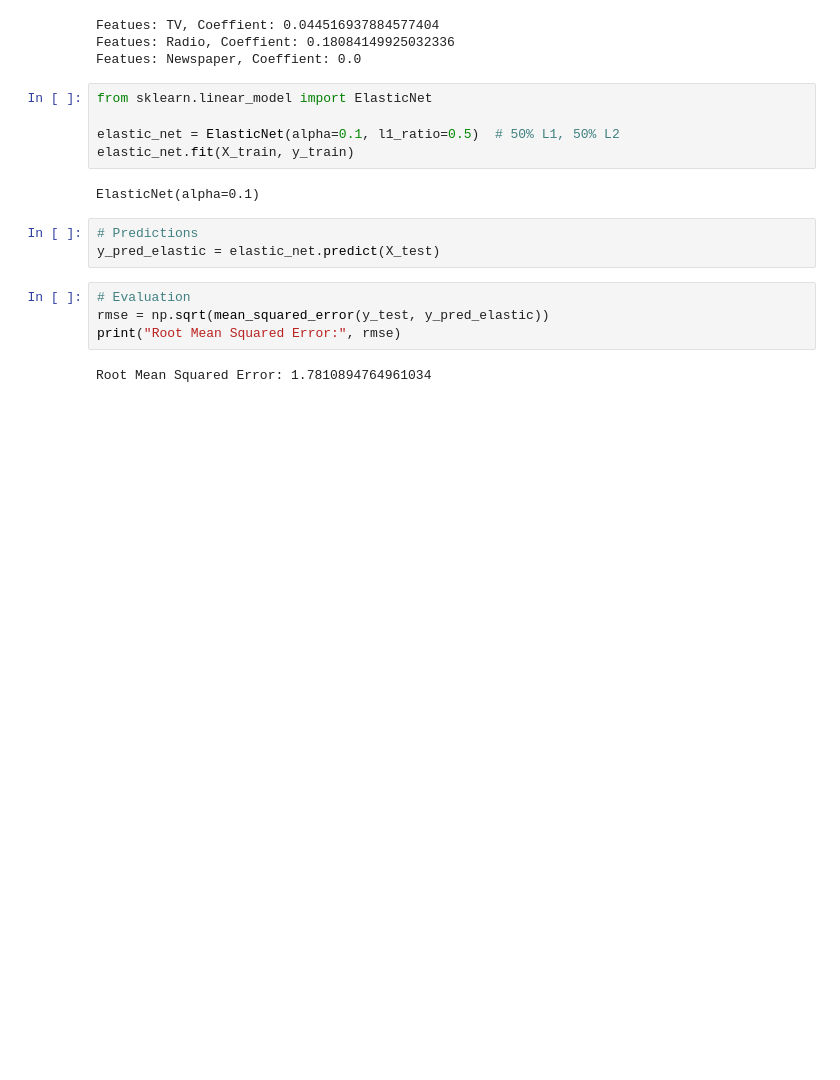
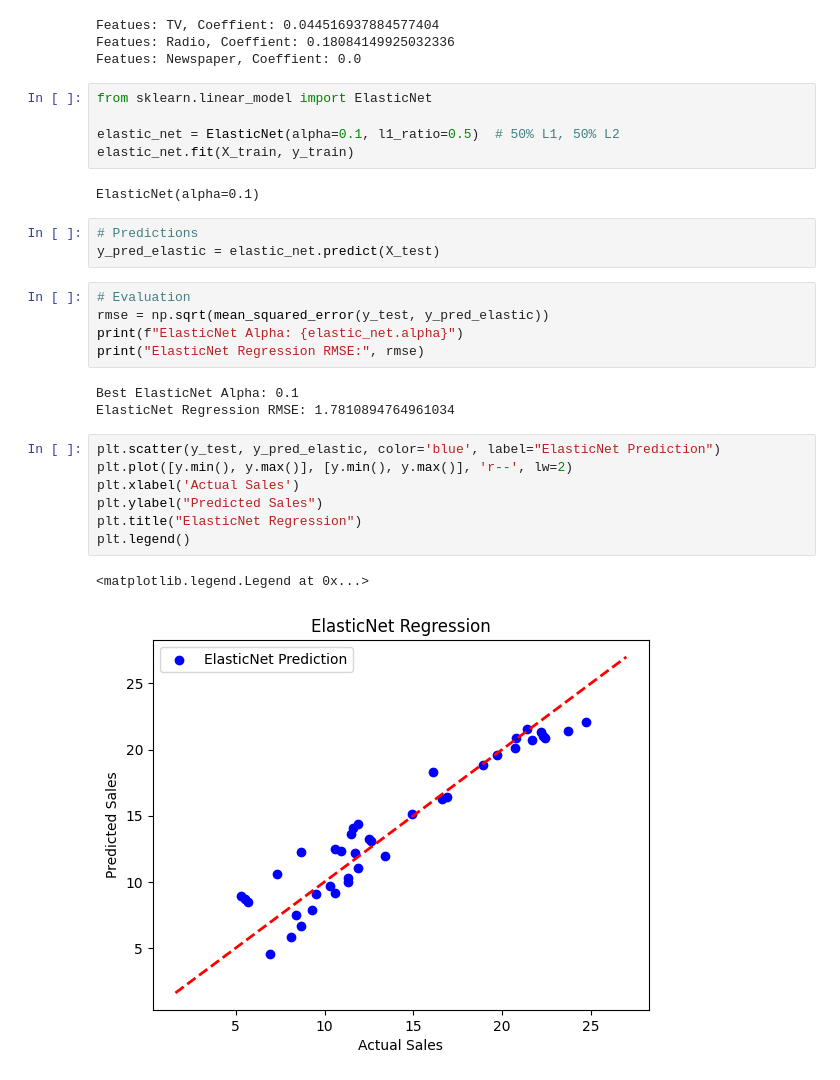
Before and after one commit to Emperor2004/SML, a Jupyter notebook: CLASS 7/Advertising.ipynb, the cells around one changed output. Drawn from its saved outputs; the diff is of its cells as text; blank space fills up the shorter version.

```diff
--- a/CLASS 7/Advertising.ipynb
+++ b/CLASS 7/Advertising.ipynb
@@ -138,6 +142,18 @@ y_pred_elastic = elastic_net.predict(X_test)
 # %%
 # Evaluation
 rmse = np.sqrt(mean_squared_error(y_test, y_pred_elastic))
-print("Root Mean Squared Error:", rmse)
+print(f"ElasticNet Alpha: {elastic_net.alpha}")
+print("ElasticNet Regression RMSE:", rmse)
 # %% [output]
-Root Mean Squared Error: 1.7810894764961034
+Best ElasticNet Alpha: 0.1
+ElasticNet Regression RMSE: 1.7810894764961034
+# %%
+plt.scatter(y_test, y_pred_elastic, color='blue', label="ElasticNet Prediction")
+plt.plot([y.min(), y.max()], [y.min(), y.max()], 'r--', lw=2)
+plt.xlabel('Actual Sales')
+plt.ylabel("Predicted Sales")
+plt.title("ElasticNet Regression")
+plt.legend()
+# %% [output]
+<matplotlib.legend.Legend at 0x...>
+[figure, added]
```
Also changed, not shown: parts of 6 cells of this notebook, 9 other files.
